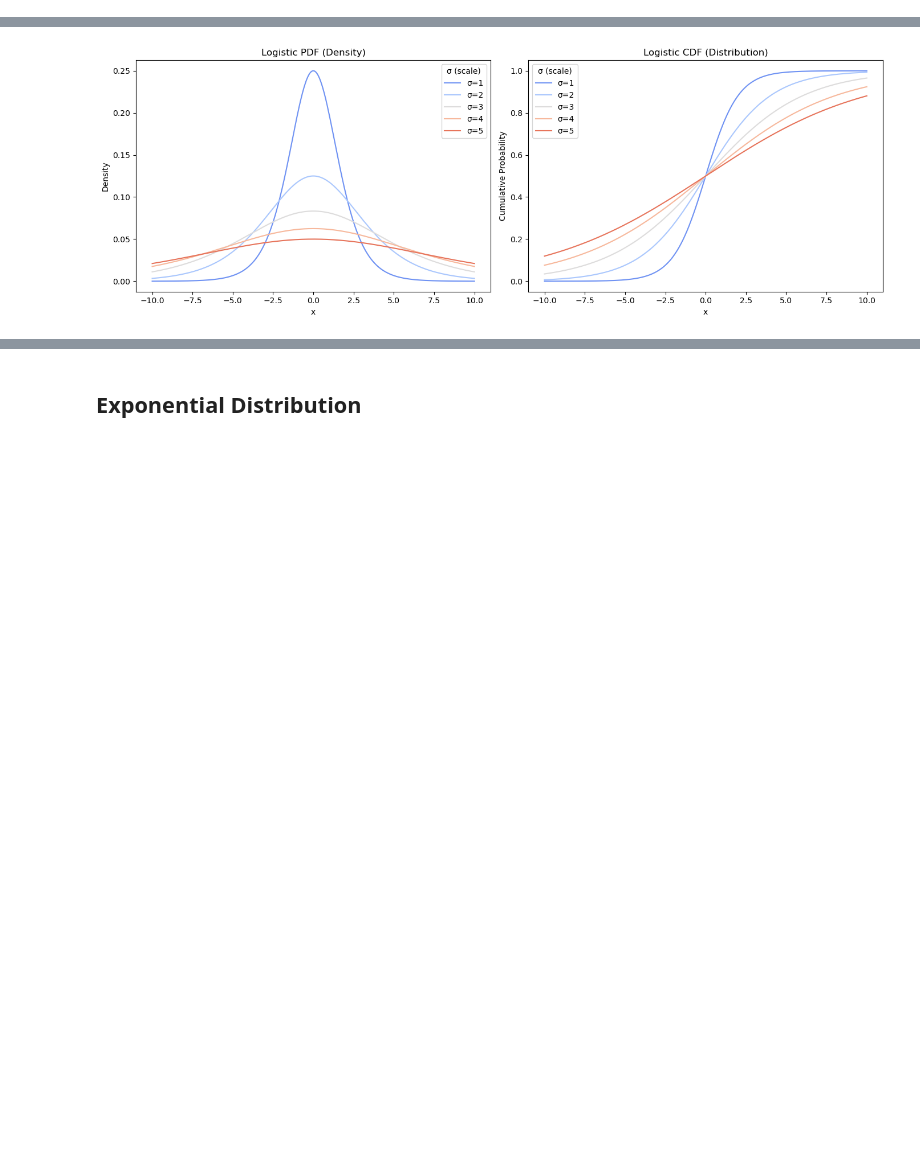
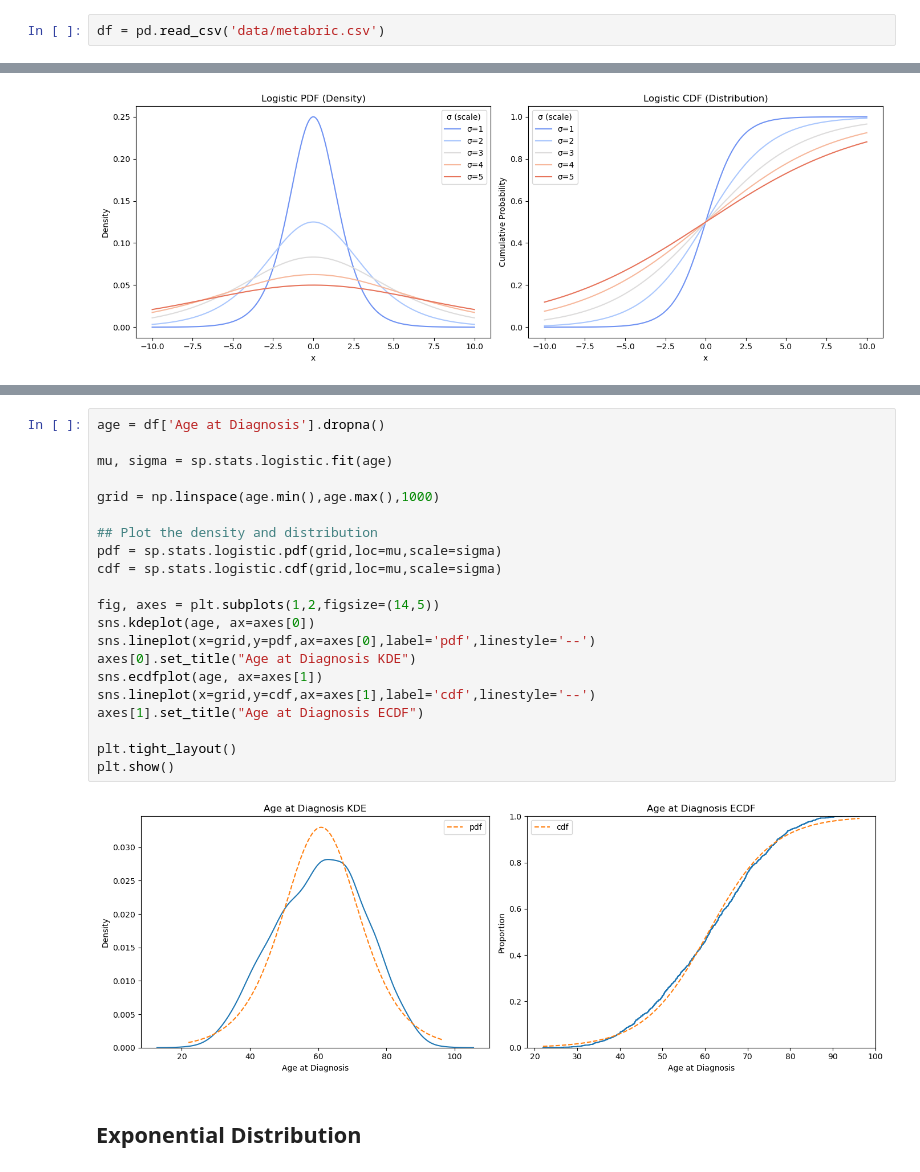
Before and after one commit to wnovak5/ds5030_HW, a Jupyter notebook: assignment_6.ipynb, the cells around one changed output, grey strips where cells are left out. Saved outputs shown, nothing was run; the diff lists cells and outputs as text; blank space fills up the shorter version.

```diff
--- a/assignment_6.ipynb
+++ b/assignment_6.ipynb
@@ -241,3 +238,5 @@ import pandas as pd
 import matplotlib.pyplot as plt
 import seaborn as sns
 import scipy as sp
+# %%
+df = pd.read_csv('data/metabric.csv')
@@ -336,3 +329,26 @@ plt.show()
+# %%
+age = df['Age at Diagnosis'].dropna()
+
+mu, sigma = sp.stats.logistic.fit(age)
+
+grid = np.linspace(age.min(),age.max(),1000)
+
+## Plot the density and distribution
+pdf = sp.stats.logistic.pdf(grid,loc=mu,scale=sigma)
+cdf = sp.stats.logistic.cdf(grid,loc=mu,scale=sigma)
+
+fig, axes = plt.subplots(1,2,figsize=(14,5))
+sns.kdeplot(age, ax=axes[0])
+sns.lineplot(x=grid,y=pdf,ax=axes[0],label='pdf',linestyle='--')
+axes[0].set_title("Age at Diagnosis KDE")
+sns.ecdfplot(age, ax=axes[1])
+sns.lineplot(x=grid,y=cdf,ax=axes[1],label='cdf',linestyle='--')
+axes[1].set_title("Age at Diagnosis ECDF")
+
+plt.tight_layout()
+plt.show()
+# %% [output]
+[figure, added]
 # %% [markdown]
 ## Exponential Distribution
 # %% [markdown]
```
Also changed, not shown: parts of 18 cells of this notebook.
